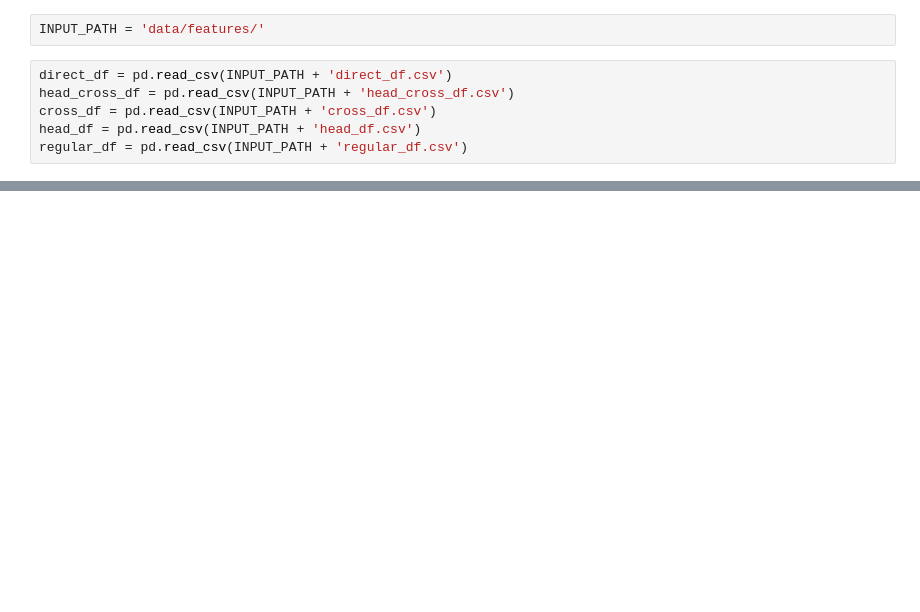
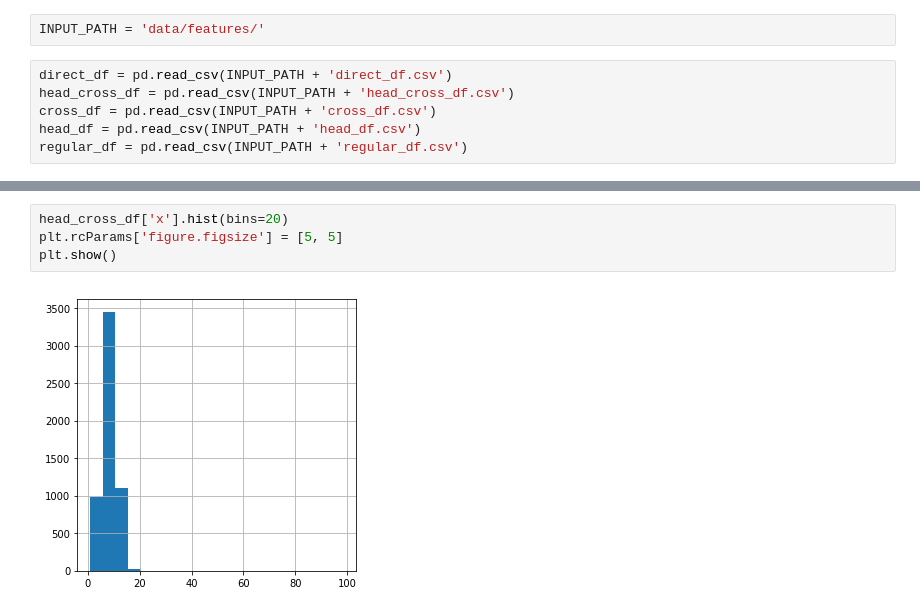
Before and after one commit to WaydeHerman/Expected_Goals, a Jupyter notebook: EDA.ipynb, the cells around one changed output, grey strips where cells are left out. Saved outputs shown, nothing was run; the diff lists cells and outputs as text; blank space fills up the shorter version.

```diff
--- a/EDA.ipynb
+++ b/EDA.ipynb
@@ -135,0 +56,6 @@ direct_df.angle.hist()
+# %%
+head_cross_df['x'].hist(bins=20)
+plt.rcParams['figure.figsize'] = [5, 5]
+plt.show()
+# %% [output]
+[figure, added]
```
Also changed, not shown: parts of 49 cells of this notebook, 1 other file.
